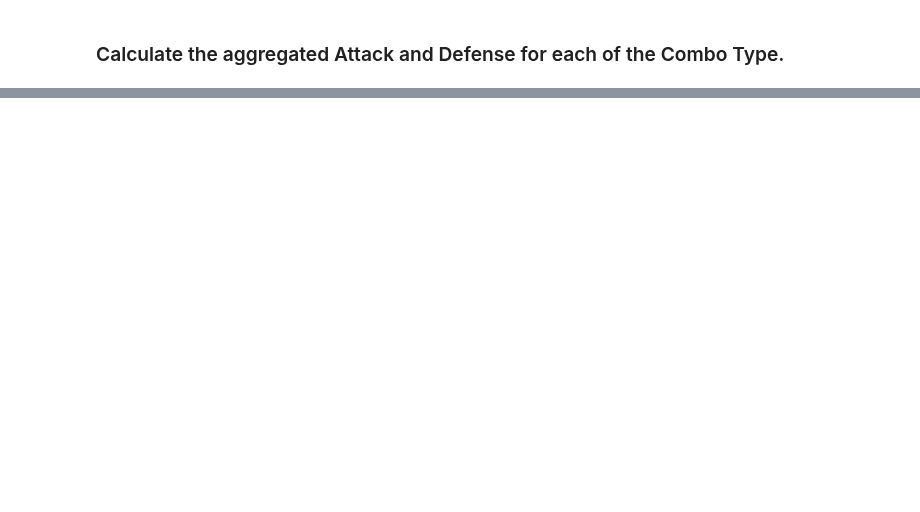
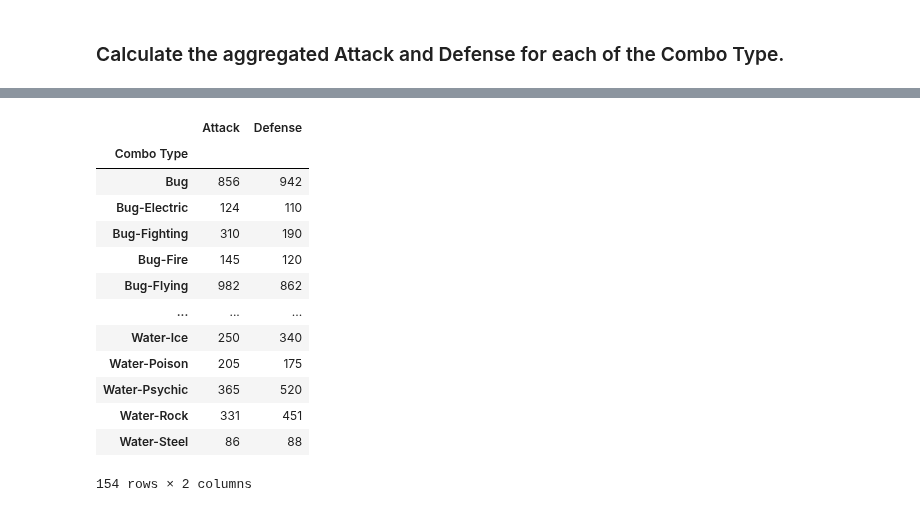
Before and after one commit to Shinan-tech/data-pt-ber-08-20, a Jupyter notebook: Labs/module-1_labs/04_pandas/05_lab-df-calculation-and-transformation/your-code/challenge-1.ipynb, the cells around one changed output, grey strips where cells are left out. Saved outputs shown, nothing was run; the diff lists cells and outputs as text; code cells hidden in the pictures; blank space fills up the shorter version.

```diff
--- a/Labs/module-1_labs/04_pandas/05_lab-df-calculation-and-transformation/your-code/challenge-1.ipynb
+++ b/Labs/module-1_labs/04_pandas/05_lab-df-calculation-and-transformation/your-code/challenge-1.ipynb
@@ -134,5 +207,21 @@ SyntaxError: invalid syntax (<ipython-input-46-d6e4432bb57f>, line 3)
 # %%
 # enter your code here
+pokemon.groupby(["Combo Type"])[["Attack", "Defense"]].sum()
+# %% [output]
+|  | Attack | Defense |
+| Combo Type |  |  |
+| Bug | 856 | 942 |
+| Bug-Electric | 124 | 110 |
+| Bug-Fighting | 310 | 190 |
+| Bug-Fire | 145 | 120 |
+| Bug-Flying | 982 | 862 |
+| ... | ... | ... |
+| Water-Ice | 250 | 340 |
+| Water-Poison | 205 | 175 |
+| Water-Psychic | 365 | 520 |
+| Water-Rock | 331 | 451 |
+| Water-Steel | 86 | 88 |
+154 rows × 2 columns
 # %% [markdown]
 ### For each of the `Combo Type` values obtained from the previous question, calculate the mean scores of all numeric fields across all pokemons.
 
```
Also changed, not shown: parts of 10 cells of this notebook, 3 other files.
